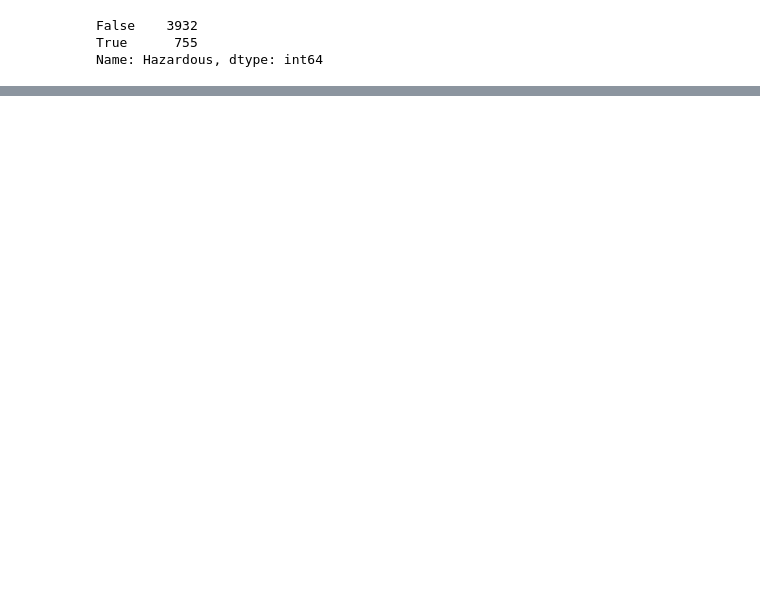
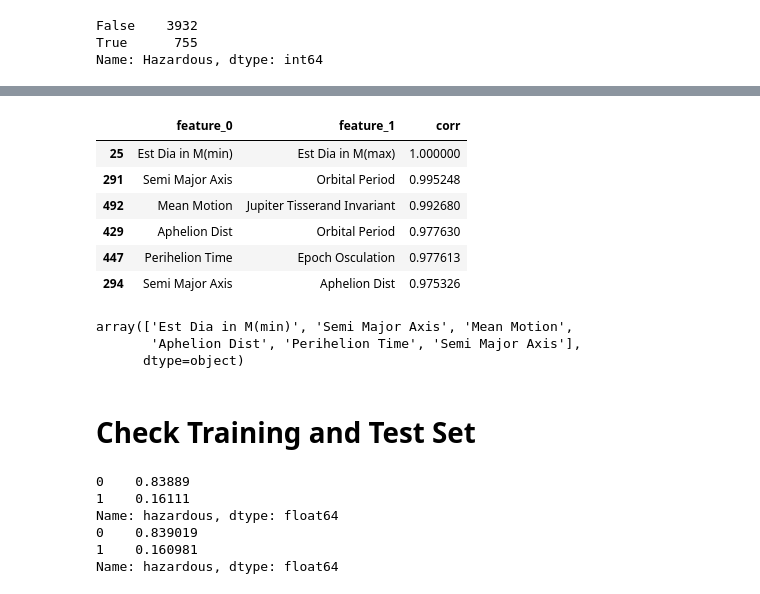
Before and after one commit to danjelito/classification-asteroid, a Jupyter notebook: notebook/eda.ipynb, the cells around one changed output, grey strips where cells are left out. Saved outputs shown, nothing was run; the diff lists cells and outputs as text; code cells hidden in the pictures; blank space fills up the shorter version.

```diff
--- a/notebook/eda.ipynb
+++ b/notebook/eda.ipynb
@@ -193,0 +165,29 @@ Name: Hazardous, Length: 4687, dtype: int64
+# %%
+corr_features_df= (corr
+    .unstack()
+    .reset_index()
+    .rename(columns= {'level_0': 'feature_0', 'level_1': 'feature_1', 0: 'corr'})
+    .sort_values('corr', key= lambda x: abs(x), ascending= False)
+    .assign(features= lambda row: row.apply(lambda row: sorted([row['feature_0'], row['feature_1']]), axis=1))
+    .drop_duplicates(subset= 'features', keep= 'first')
+    .drop(columns= 'features')
+    .loc[lambda df_: (df_['feature_0'] != df_['feature_1']) & (df_['corr'] > 0.95)]
+)
+corr_features_df
+# %% [output]
+|  | feature_0 | feature_1 | corr |
+| 25 | Est Dia in M(min) | Est Dia in M(max) | 1.000000 |
+| 291 | Semi Major Axis | Orbital Period | 0.995248 |
+| 492 | Mean Motion | Jupiter Tisserand Invariant | 0.992680 |
+| 429 | Aphelion Dist | Orbital Period | 0.977630 |
+| 447 | Perihelion Time | Epoch Osculation | 0.977613 |
+| 294 | Semi Major Axis | Aphelion Dist | 0.975326 |
+# %%
+corr_features= corr_features_df['feature_0'].values
+corr_features
+# %% [output]
+array(['Est Dia in M(min)', 'Semi Major Axis', 'Mean Motion',
+       'Aphelion Dist', 'Perihelion Time', 'Semi Major Axis'],
+      dtype=object)
+# %% [markdown]
+# Check Training and Test Set
@@ -193,0 +202,10 @@ Name: Hazardous, Length: 4687, dtype: int64
+# %%
+print(df_train['hazardous'].value_counts(normalize= True))
+print(df_test['hazardous'].value_counts(normalize= True))
+# %% [output]
+0    0.83889
+1    0.16111
+Name: hazardous, dtype: float64
+0    0.839019
+1    0.160981
+Name: hazardous, dtype: float64
```
Also changed, not shown: parts of 12 cells of this notebook, 4 other files.
